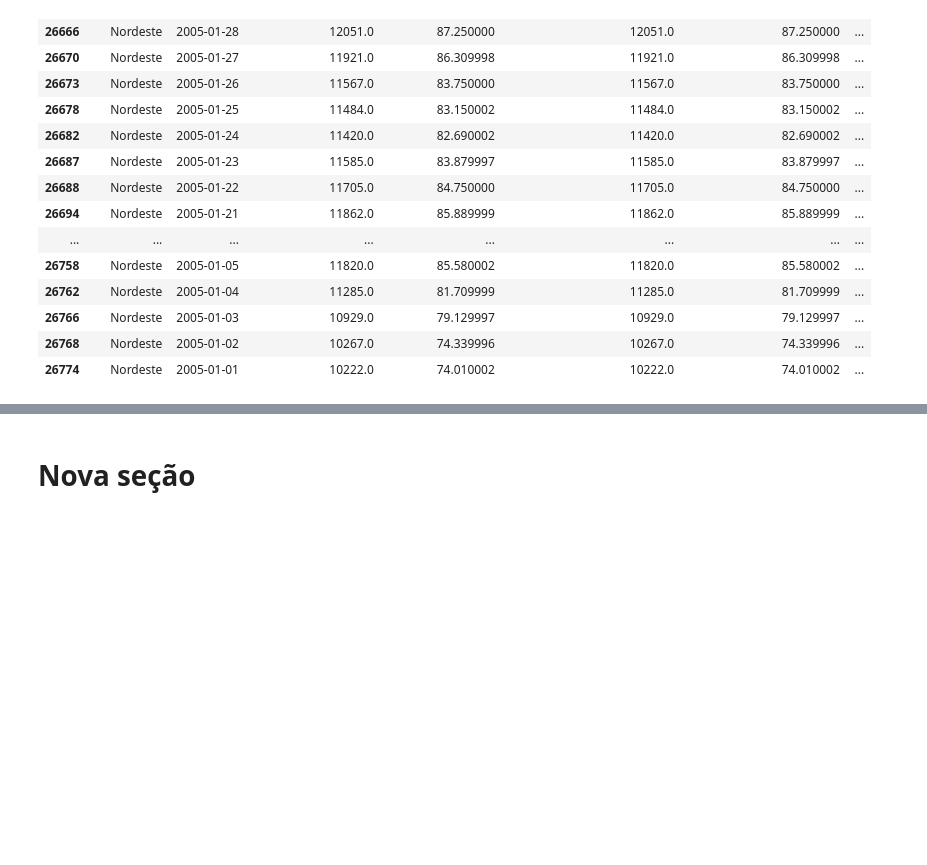
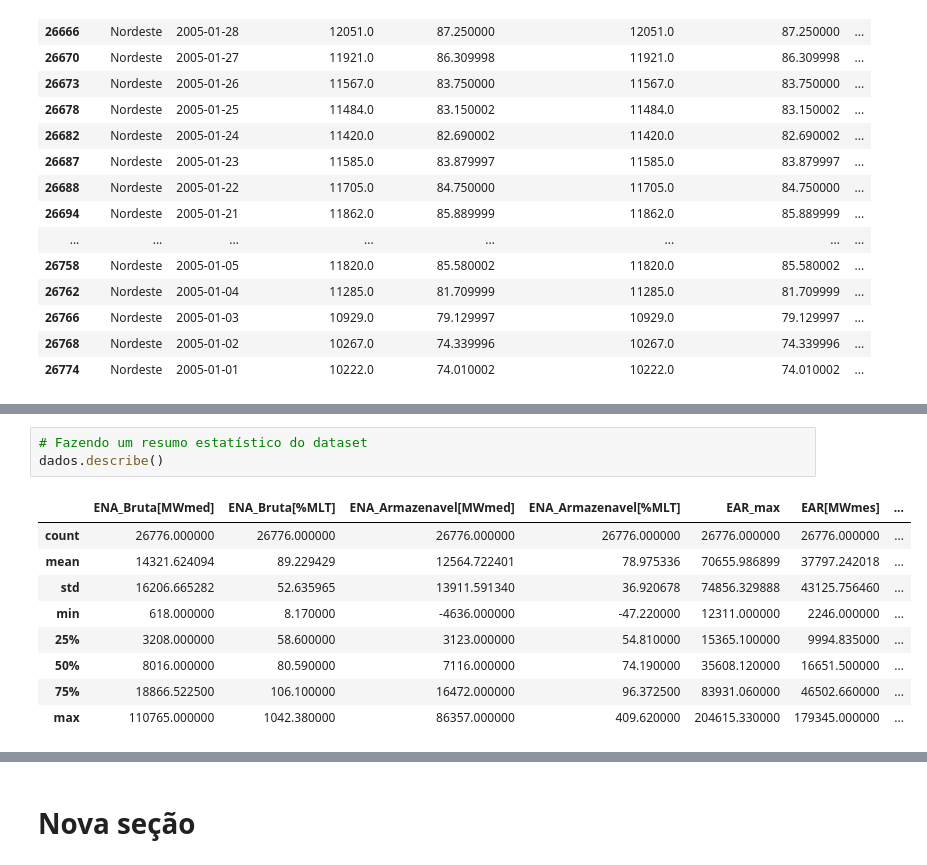
Before and after one commit to belanatal/PosPUCRio, a Jupyter notebook: MVP-SprintI.ipynb, the cells around one changed output, grey strips where cells are left out. Cells and saved outputs as stored; diff of their text form; blank space fills up the shorter version.

```diff
--- a/MVP-SprintI.ipynb
+++ b/MVP-SprintI.ipynb
@@ -989,0 +1059,13 @@ dados.tail(30)
+# %%
+# Fazendo um resumo estatístico do dataset
+dados.describe()
+# %% [output]
+|  | ENA_Bruta[MWmed] | ENA_Bruta[%MLT] | ENA_Armazenavel[MWmed] | ENA_Armazenavel[%MLT] | EAR_max | EAR[MWmes] | ... |
+| count | 26776.000000 | 26776.000000 | 26776.000000 | 26776.000000 | 26776.000000 | 26776.000000 | ... |
+| mean | 14321.624094 | 89.229429 | 12564.722401 | 78.975336 | 70655.986899 | 37797.242018 | ... |
+| std | 16206.665282 | 52.635965 | 13911.591340 | 36.920678 | 74856.329888 | 43125.756460 | ... |
+| min | 618.000000 | 8.170000 | -4636.000000 | -47.220000 | 12311.000000 | 2246.000000 | ... |
+| 25% | 3208.000000 | 58.600000 | 3123.000000 | 54.810000 | 15365.100000 | 9994.835000 | ... |
+| 50% | 8016.000000 | 80.590000 | 7116.000000 | 74.190000 | 35608.120000 | 16651.500000 | ... |
+| 75% | 18866.522500 | 106.100000 | 16472.000000 | 96.372500 | 83931.060000 | 46502.660000 | ... |
+| max | 110765.000000 | 1042.380000 | 86357.000000 | 409.620000 | 204615.330000 | 179345.000000 | ... |
```
Also changed, not shown: parts of 9 cells of this notebook.
